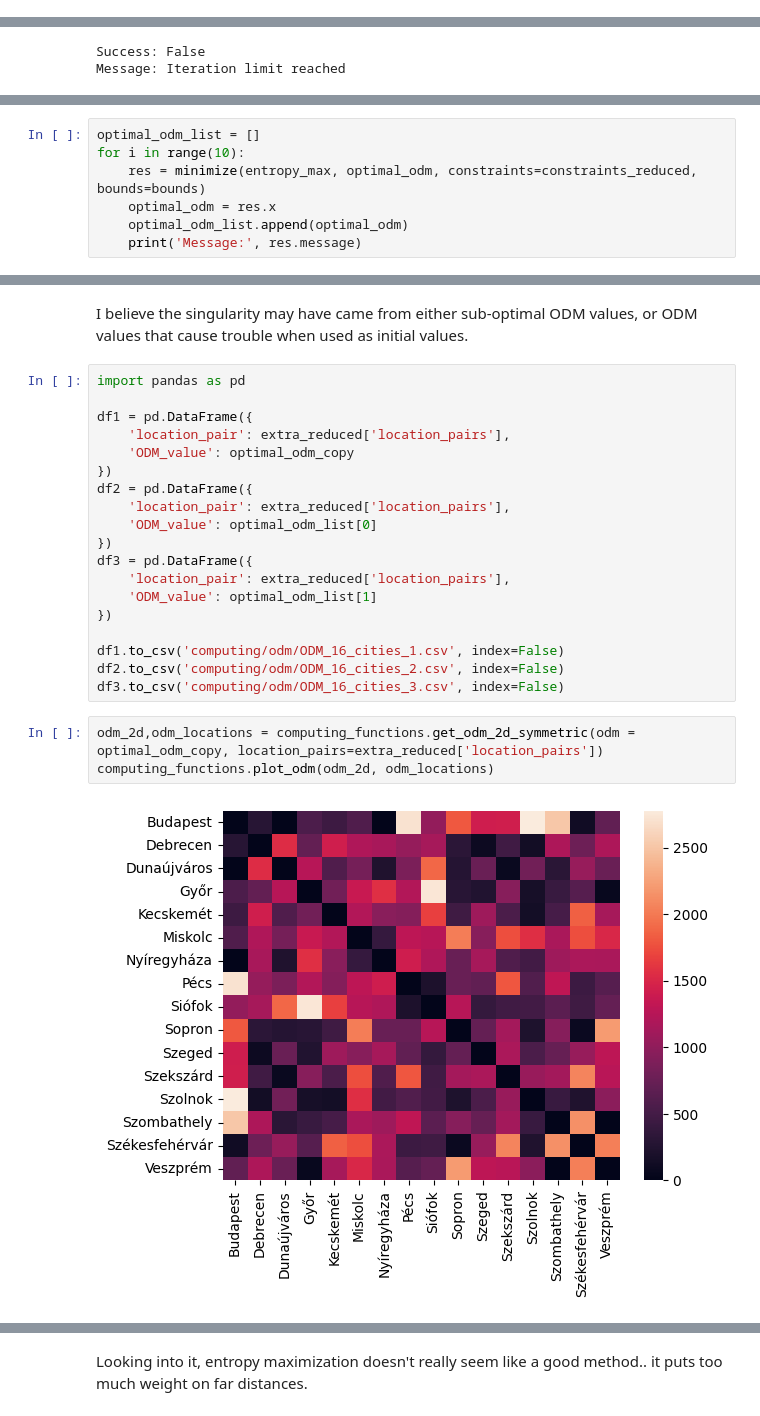
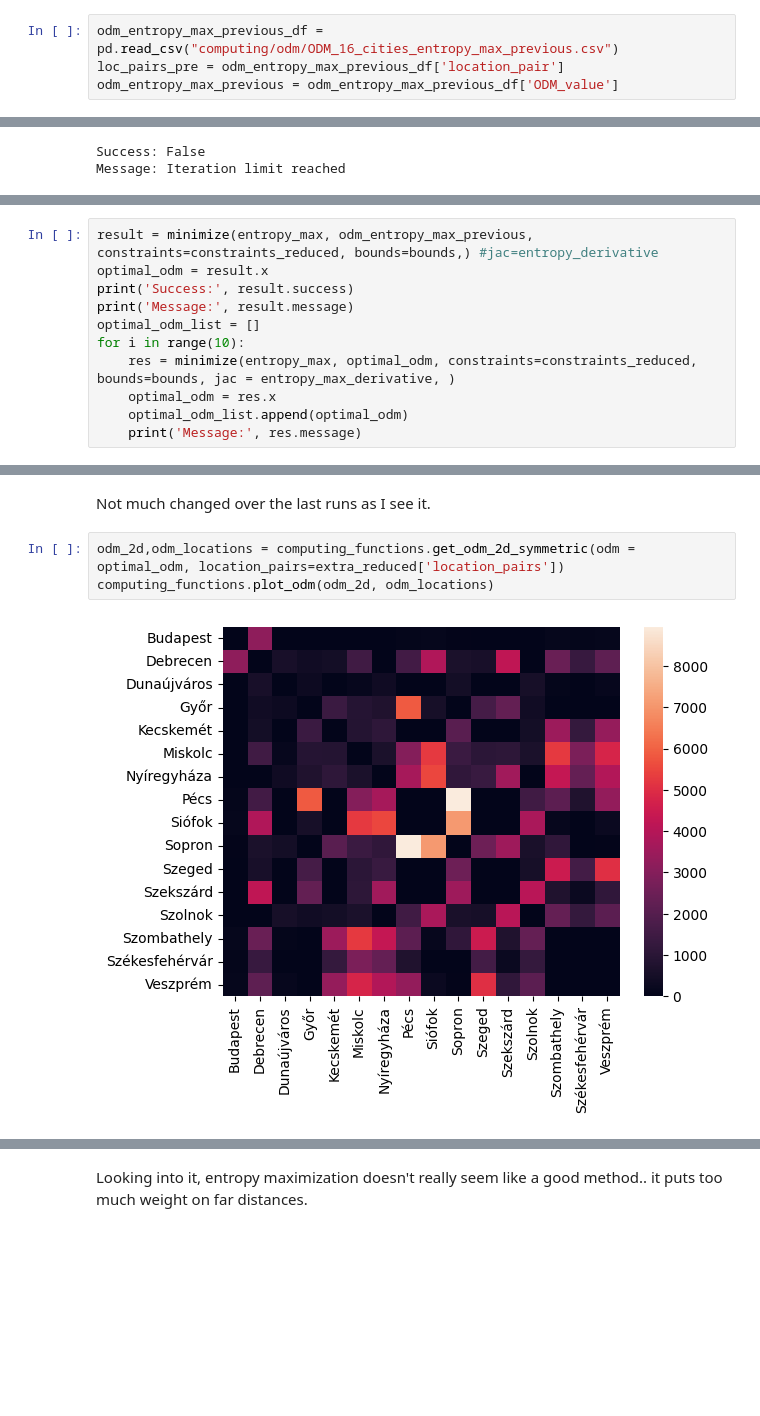
Before and after one commit to me9hanics/origin-destination-matrix-from-traffic, a Jupyter notebook: odm.ipynb, the cells around one changed output, grey strips where cells are left out. Drawn from its saved outputs; the diff is of its cells as text; blank space fills up the shorter version.

Commit message:
rerun computation for reduced P matrix and different initial values

```diff
--- a/odm.ipynb
+++ b/odm.ipynb
@@ -173,0 +166,4 @@ A way to attack the singularity problem from another direction is method='trust-
+# %%
+odm_entropy_max_previous_df = pd.read_csv("computing/odm/ODM_16_cities_entropy_max_previous.csv")
+loc_pairs_pre = odm_entropy_max_previous_df['location_pair']
+odm_entropy_max_previous = odm_entropy_max_previous_df['ODM_value']
@@ -206,7 +217,11 @@ optimal_odm_copy = optimal_odm.copy()
 # %%
+result = minimize(entropy_max, odm_entropy_max_previous, constraints=constraints_reduced, bounds=bounds,) #jac=entropy_derivative
+optimal_odm = result.x
+print('Success:', result.success)
+print('Message:', result.message)
 optimal_odm_list = []
 for i in range(10):
-    res = minimize(entropy_max, optimal_odm, constraints=constraints_reduced, bounds=bounds)
+    res = minimize(entropy_max, optimal_odm, constraints=constraints_reduced, bounds=bounds, jac = entropy_max_derivative, )
     optimal_odm = res.x
     optimal_odm_list.append(optimal_odm)
     print('Message:', res.message)
@@ -224,26 +241,7 @@ Message: Singular matrix C in LSQ subproblem
-# %% [markdown]
-I believe the singularity may have came from either sub-optimal ODM values, or ODM values that cause trouble when used as initial values.
-# %%
-import pandas as pd
-
-df1 = pd.DataFrame({
-    'location_pair': extra_reduced['location_pairs'],
-    'ODM_value': optimal_odm_copy
-})
-df2 = pd.DataFrame({
-    'location_pair': extra_reduced['location_pairs'],
-    'ODM_value': optimal_odm_list[0]
-})
-df3 = pd.DataFrame({
-    'location_pair': extra_reduced['location_pairs'],
-    'ODM_value': optimal_odm_list[1]
-})
-
-df1.to_csv('computing/odm/ODM_16_cities_1.csv', index=False)
-df2.to_csv('computing/odm/ODM_16_cities_2.csv', index=False)
-df3.to_csv('computing/odm/ODM_16_cities_3.csv', index=False)
+# %% [markdown]
+Not much changed over the last runs as I see it.
 # %%
-odm_2d,odm_locations = computing_functions.get_odm_2d_symmetric(odm = optimal_odm_copy, location_pairs=extra_reduced['location_pairs'])
+odm_2d,odm_locations = computing_functions.get_odm_2d_symmetric(odm = optimal_odm, location_pairs=extra_reduced['location_pairs'])
 computing_functions.plot_odm(odm_2d, odm_locations)
 # %% [output]
-[figure, old version]
+[figure, new version]
```
Also changed, not shown: parts of 34 cells of this notebook.
